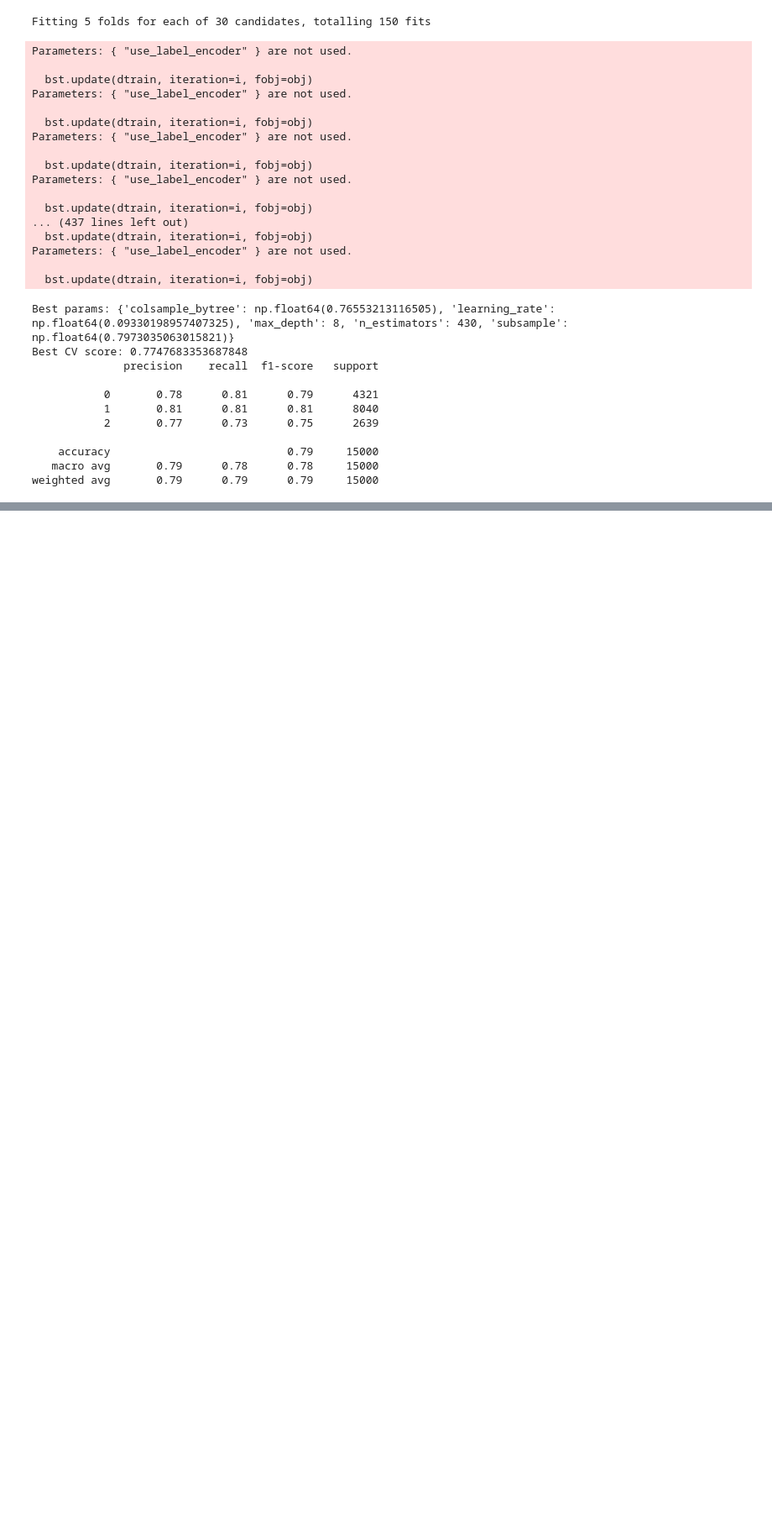
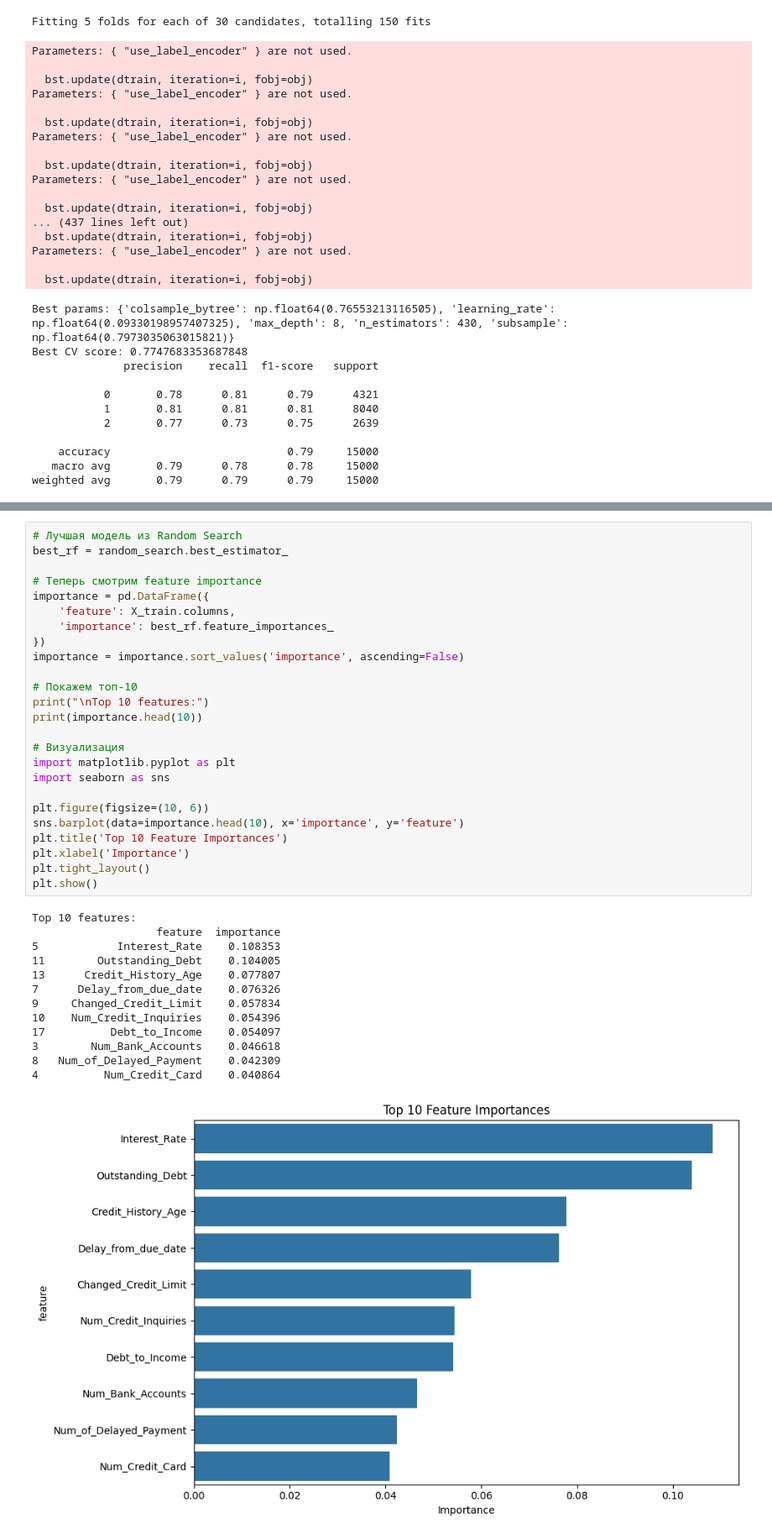
Before and after one commit to aidartakenov/credit-risk-ml-system, a Jupyter notebook: notebooks/modeling.ipynb, the cells around one changed output, grey strips where cells are left out. Shown at 84% size. Drawn from its saved outputs; the diff is of its cells as text; blank space fills up the shorter version.

```diff
--- a/notebooks/modeling.ipynb
+++ b/notebooks/modeling.ipynb
@@ -244,0 +264,39 @@ weighted avg       0.79      0.79      0.79     15000
+# %%
+# Лучшая модель из Random Search
+best_rf = random_search.best_estimator_
+
+# Теперь смотрим feature importance
+importance = pd.DataFrame({
+    'feature': X_train.columns,
+    'importance': best_rf.feature_importances_
+})
+importance = importance.sort_values('importance', ascending=False)
+
+# Покажем топ-10
+print("\nTop 10 features:")
+print(importance.head(10))
+
+# Визуализация
+import matplotlib.pyplot as plt
+import seaborn as sns
+
+plt.figure(figsize=(10, 6))
+sns.barplot(data=importance.head(10), x='importance', y='feature')
+plt.title('Top 10 Feature Importances')
+plt.xlabel('Importance')
+plt.tight_layout()
+plt.show()
+# %% [output]
+Top 10 features:
+                   feature  importance
+5            Interest_Rate    0.108353
+11        Outstanding_Debt    0.104005
+13      Credit_History_Age    0.077807
+7      Delay_from_due_date    0.076326
+9     Changed_Credit_Limit    0.057834
+10    Num_Credit_Inquiries    0.054396
+17          Debt_to_Income    0.054097
+3        Num_Bank_Accounts    0.046618
+8   Num_of_Delayed_Payment    0.042309
+4          Num_Credit_Card    0.040864
+[figure, added]
```
Also changed, not shown: parts of 2 cells of this notebook, 4 other files.
